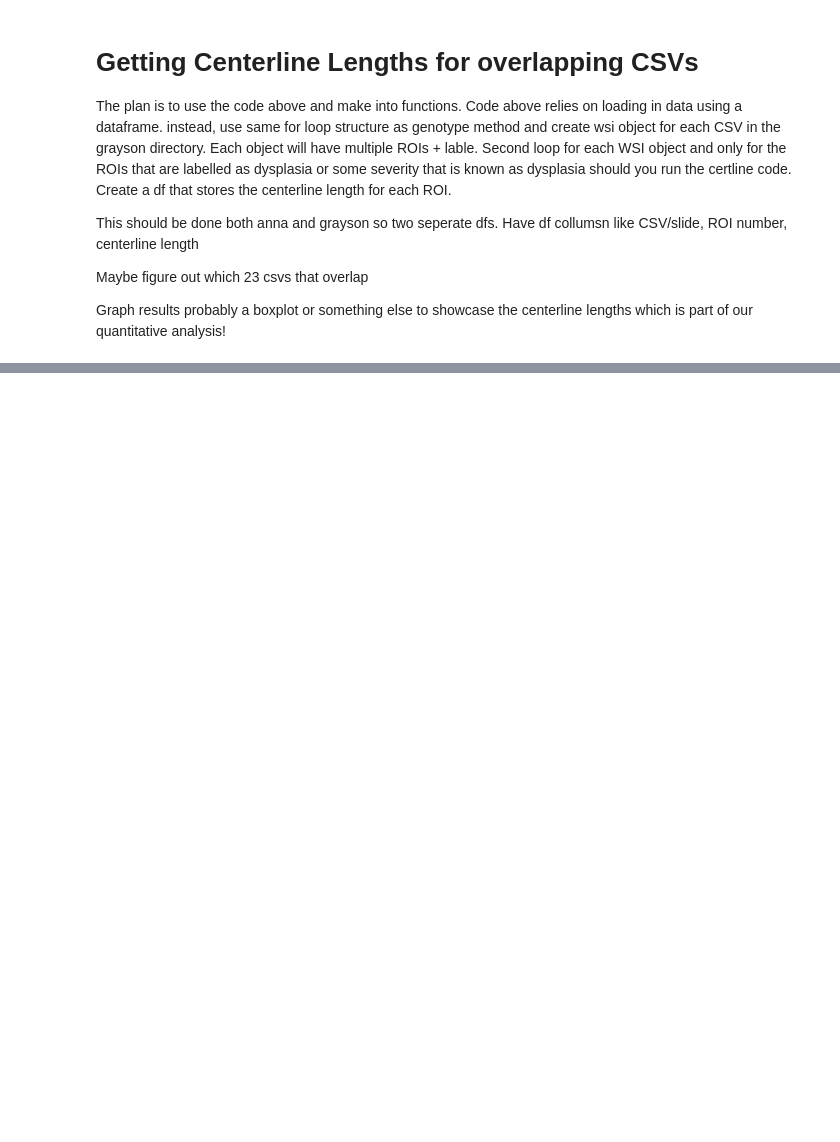
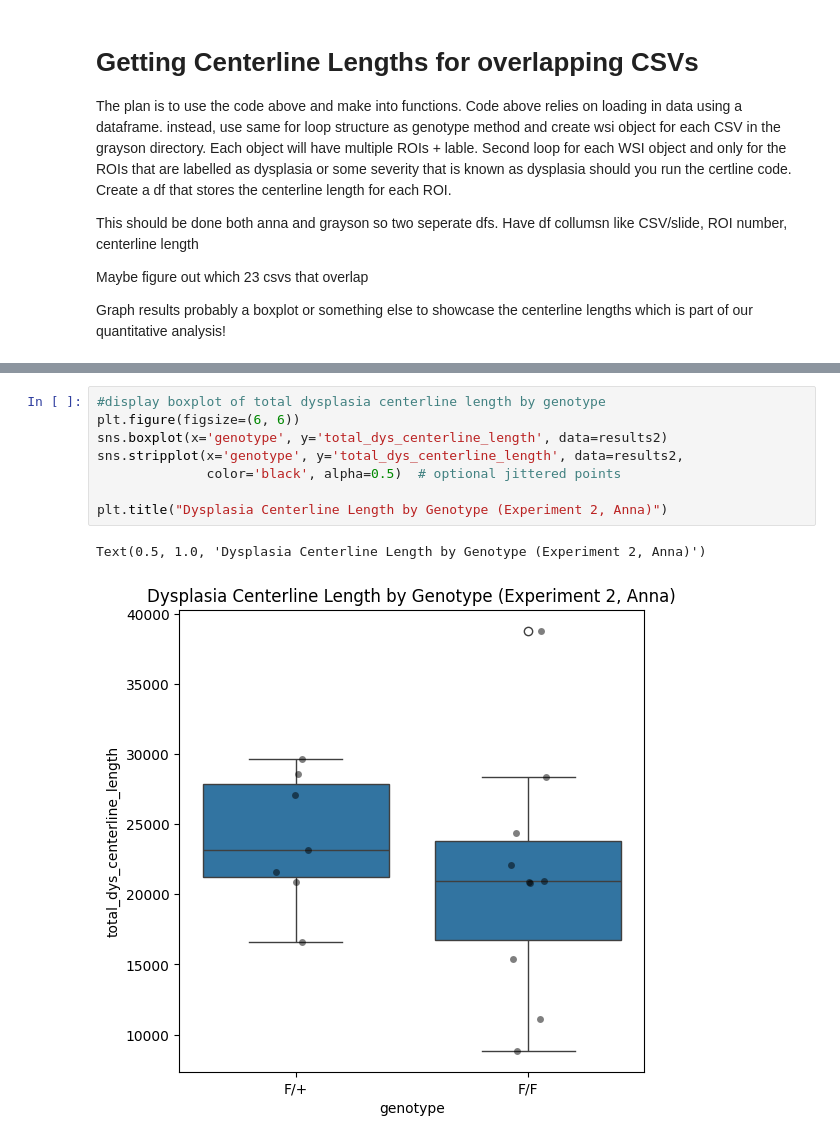
Before and after one commit to Satanna1/Cancer_Project_2025, a Jupyter notebook: Qualitative_Notebook.ipynb, the cells around one changed output, grey strips where cells are left out. Saved outputs shown, nothing was run; the diff lists cells and outputs as text; blank space fills up the shorter version.

```diff
--- a/Qualitative_Notebook.ipynb
+++ b/Qualitative_Notebook.ipynb
@@ -1292,0 +1664,11 @@ plt.legend()
+# %%
+#display boxplot of total dysplasia centerline length by genotype
+plt.figure(figsize=(6, 6))
+sns.boxplot(x='genotype', y='total_dys_centerline_length', data=results2)
+sns.stripplot(x='genotype', y='total_dys_centerline_length', data=results2,
+              color='black', alpha=0.5)  # optional jittered points
+
+plt.title("Dysplasia Centerline Length by Genotype (Experiment 2, Anna)")
+# %% [output]
+Text(0.5, 1.0, 'Dysplasia Centerline Length by Genotype (Experiment 2, Anna)')
+[figure, added]
```
Also changed, not shown: parts of 21 cells of this notebook, 2 other files.
